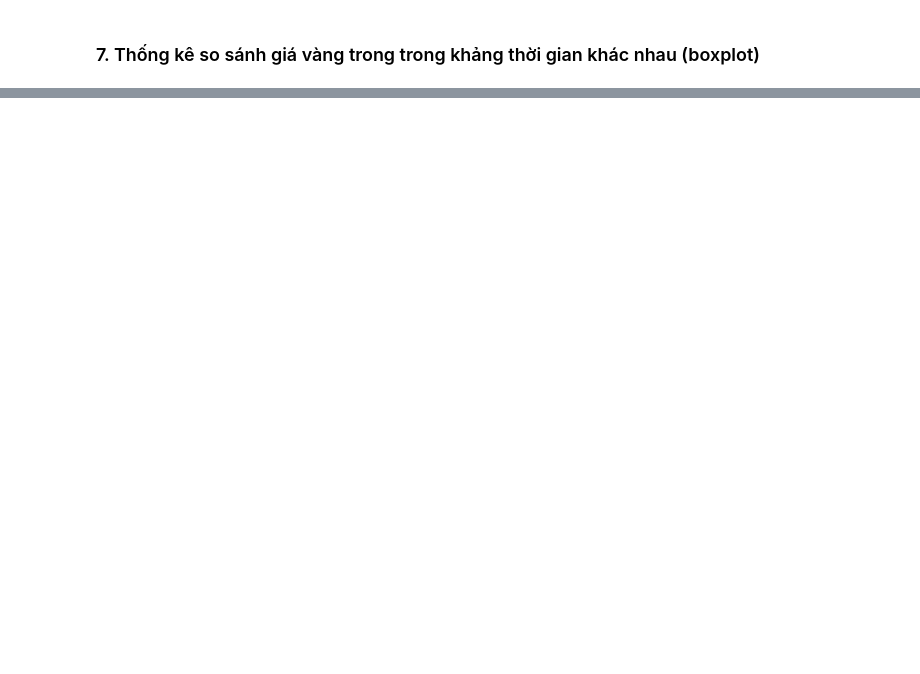
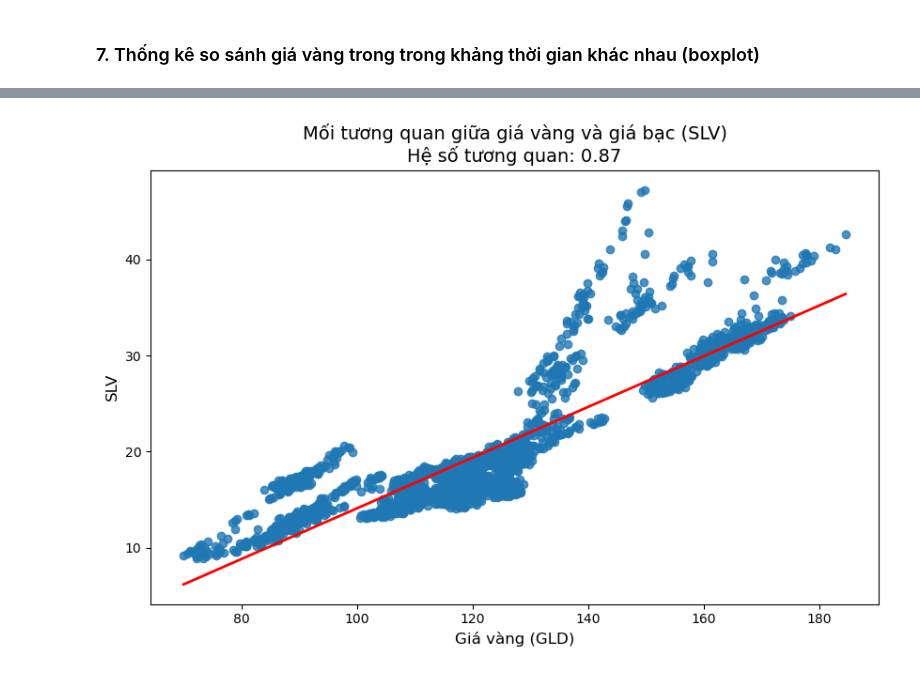
Before and after one commit to thanhpt1110/data-mining, a Jupyter notebook: Code (fixed)/Data-Stats.ipynb, the cells around one changed output, grey strips where cells are left out. Saved outputs shown, nothing was run; the diff lists cells and outputs as text; code cells hidden in the pictures; blank space fills up the shorter version.

```diff
--- a/Code (fixed)/Data-Stats.ipynb
+++ b/Code (fixed)/Data-Stats.ipynb
@@ -223,15 +231,20 @@ plt.show()
 # %%
-# Biểu đồ mối tương quan giữa giá vàng và giá bạc (SLV)
+# Tính hệ số tương quan giữa giá vàng (GLD) và SLV
+correlation = gld_price_data['GLD'].corr(gld_price_data['SLV'])
+
+# Vẽ biểu đồ
 plt.figure(figsize=(10, 6))
 sns.regplot(x='GLD', y='SLV', data=gld_price_data,
             line_kws={'color': 'red', 'lw': 2},
             ci=None)  # Không hiển thị khoảng tin cậy
 
 # Thêm tiêu đề và nhãn trục
-plt.title('Mối tương quan giữa giá vàng và giá bạc (SLV)', fontsize=14)
+plt.title(f'Mối tương quan giữa giá vàng và giá bạc (SLV)\nHệ số tương quan: {correlation:.2f}', fontsize=14)
 plt.xlabel('Giá vàng (GLD)', fontsize=12)
-plt.ylabel('Giá bạc (SLV)', fontsize=12)
+plt.ylabel('SLV', fontsize=12)
 
 # Hiển thị biểu đồ
 plt.show()
+# %% [output]
+[figure, added]
 # %%
```
Also changed, not shown: parts of 5 cells of this notebook, 1 other file.
